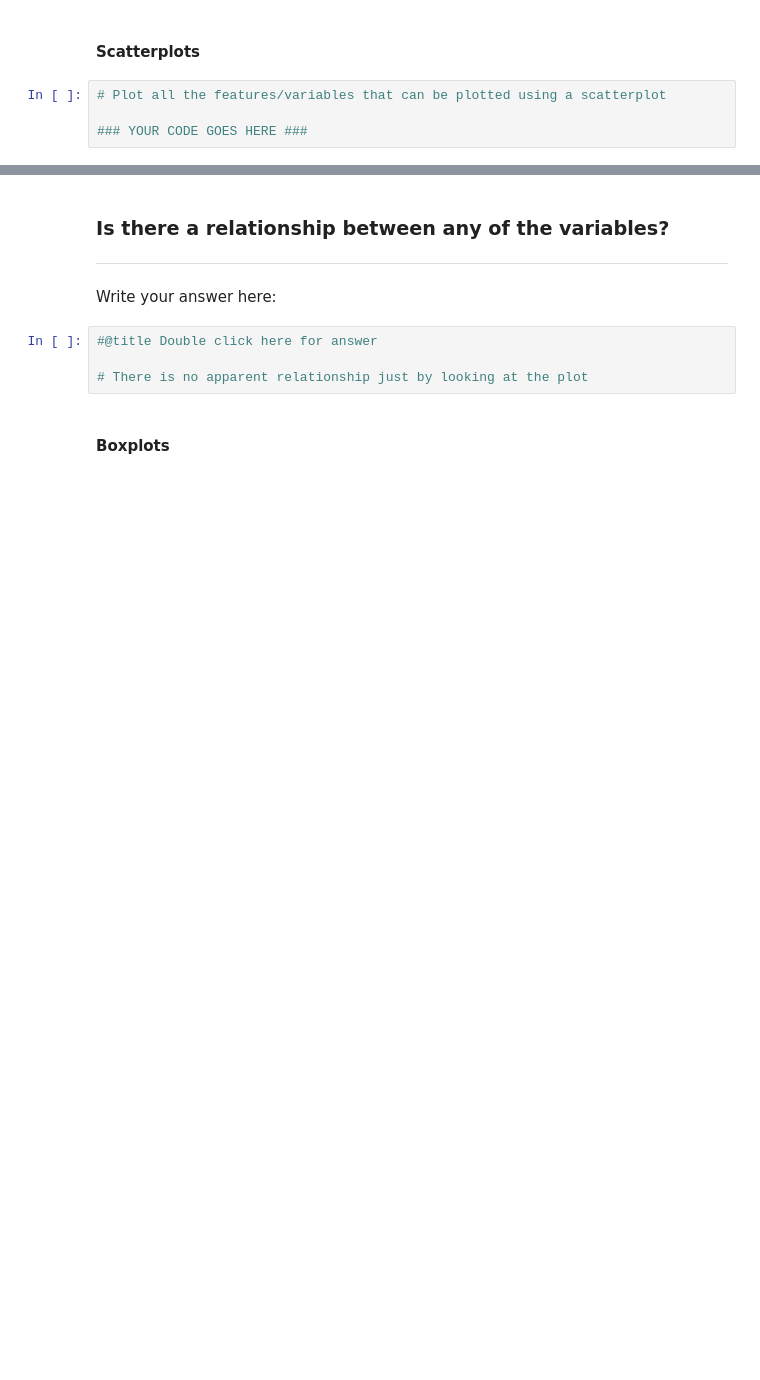
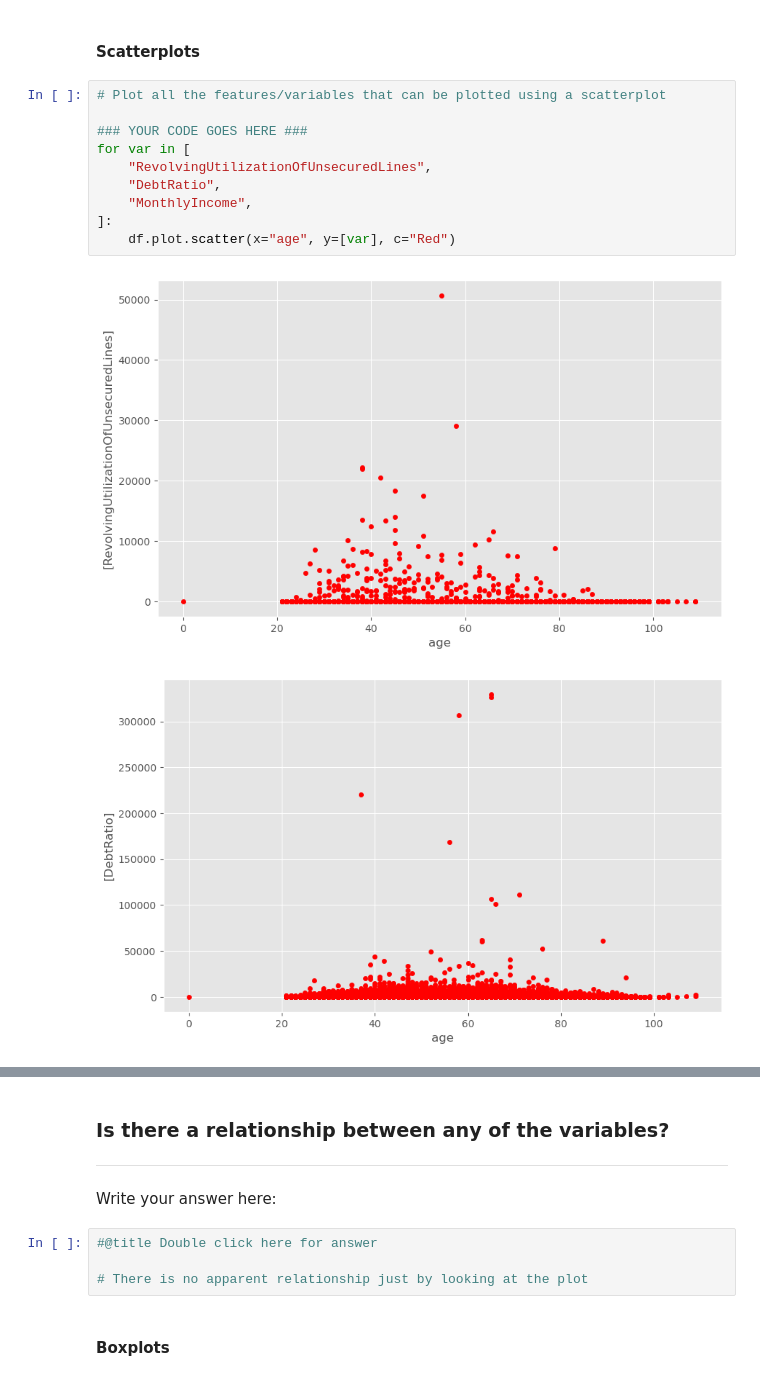
Before and after one commit to colarm/GIC, a Jupyter notebook: PM617/Python_Crash_Course/02 - Basic Pandas/04 - Basic Visualisations/Basic Visualizations -EXERCISE.ipynb, the cells around one changed output, grey strips where cells are left out. Drawn from its saved outputs; the diff is of its cells as text; blank space fills up the shorter version.

```diff
--- a/PM617/Python_Crash_Course/02 - Basic Pandas/04 - Basic Visualisations/Basic Visualizations -EXERCISE.ipynb
+++ b/PM617/Python_Crash_Course/02 - Basic Pandas/04 - Basic Visualisations/Basic Visualizations -EXERCISE.ipynb
@@ -111,4 +151,13 @@ array([[<Axes: title={'center': 'RevolvingUtilizationOfUnsecuredLines'}>,
 # %%
 # Plot all the features/variables that can be plotted using a scatterplot
 
 ### YOUR CODE GOES HERE ###
+for var in [
+    "RevolvingUtilizationOfUnsecuredLines",
+    "DebtRatio",
+    "MonthlyIncome",
+]:
+    df.plot.scatter(x="age", y=[var], c="Red")
+# %% [output]
+[figure, added]
+[figure, added]
```
Also changed, not shown: parts of 6 cells of this notebook.
